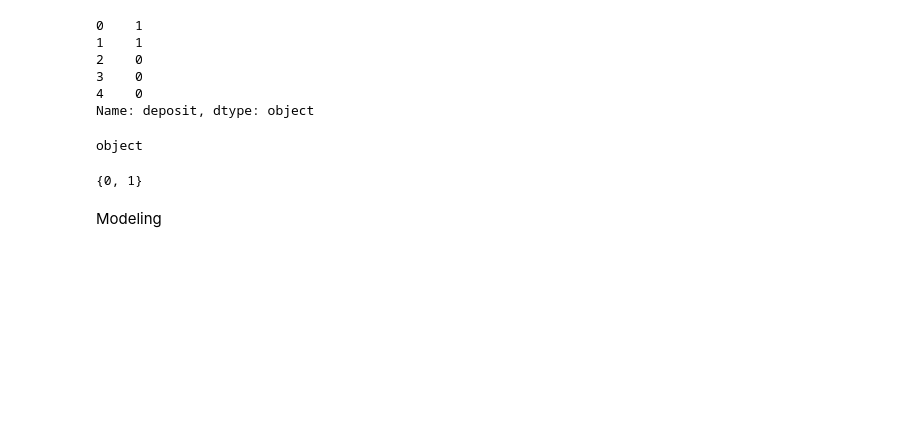
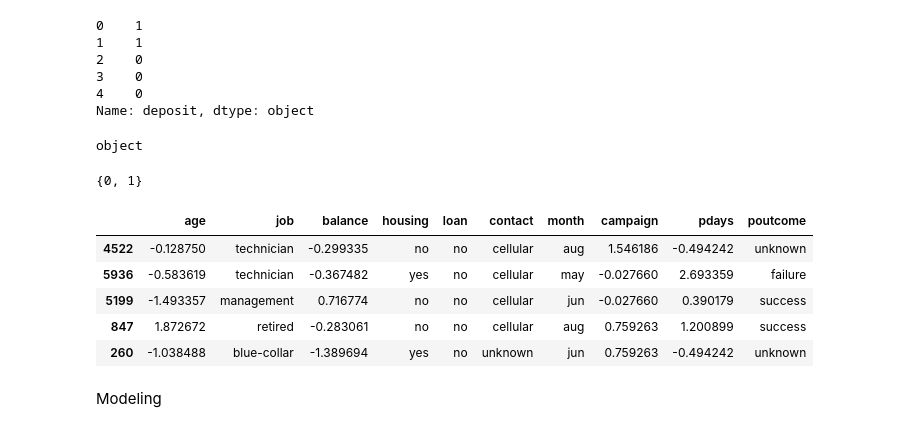
Before and after one commit to tdarum/BankCampaign, a Jupyter notebook: Capstone Project Module 3 Theresia Porto.ipynb, the cells around one changed output. Drawn from its saved outputs; the diff is of its cells as text; code cells hidden in the pictures; blank space fills up the shorter version.

```diff
--- a/Capstone Project Module 3 Theresia Porto.ipynb
+++ b/Capstone Project Module 3 Theresia Porto.ipynb
@@ -1112,6 +1112,15 @@ print(set(y_cleaned))
 {0, 1}
 # %%
 x_train,x_test,y_train,y_test=train_test_split(x,y_cleaned,stratify=y_cleaned,test_size=0.2,random_state=2021)
+# %%
+x_train.head()
+# %% [output]
+|  | age | job | balance | housing | loan | contact | month | campaign | pdays | poutcome |
+| 4522 | -0.128750 | technician | -0.299335 | no | no | cellular | aug | 1.546186 | -0.494242 | unknown |
+| 5936 | -0.583619 | technician | -0.367482 | yes | no | cellular | may | -0.027660 | 2.693359 | failure |
+| 5199 | -1.493357 | management | 0.716774 | no | no | cellular | jun | -0.027660 | 0.390179 | success |
+| 847 | 1.872672 | retired | -0.283061 | no | no | cellular | aug | 0.759263 | 1.200899 | success |
+| 260 | -1.038488 | blue-collar | -1.389694 | yes | no | unknown | jun | 0.759263 | -0.494242 | unknown |
 # %% [markdown]
 Modeling
 # %%
```
Also changed, not shown: parts of 3 cells of this notebook.
